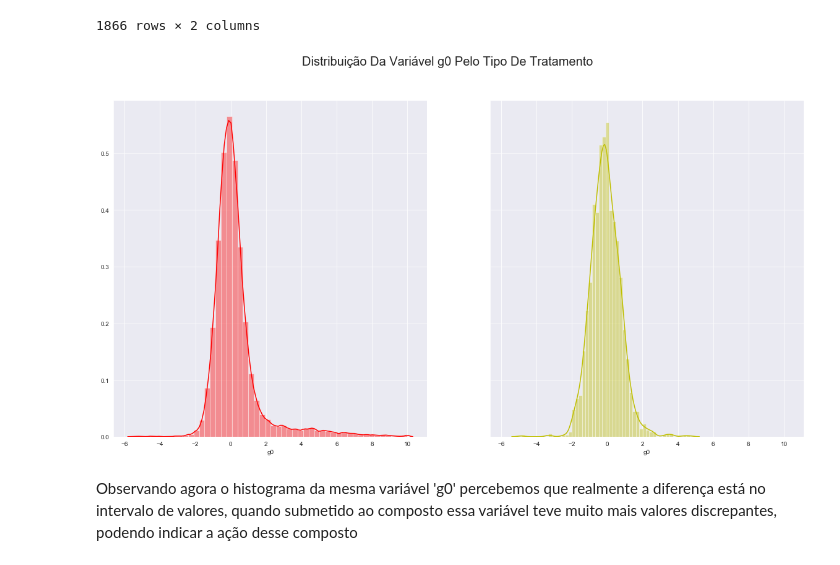
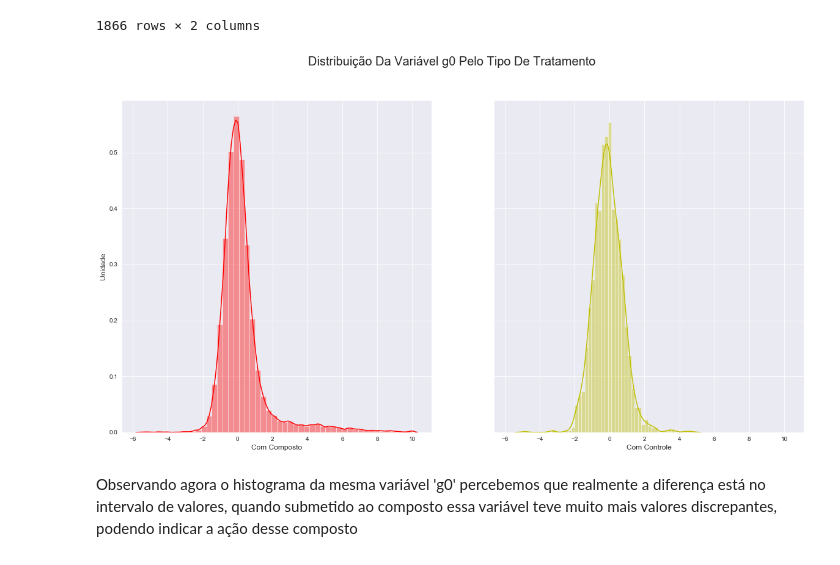
Before and after one commit to PedroHCAlmeida/imersao_dados3, a Jupyter notebook: Aula_2.ipynb, the cells around one changed output. Cells and saved outputs as stored; diff of their text form; code cells hidden in the pictures.

```diff
--- a/Aula_2.ipynb
+++ b/Aula_2.ipynb
@@ -313,19 +313,21 @@ data_legend_controle = data_legend.loc[data_legend['tratamento'] == 'Com Control
 # %%
 #Criando figura e eixos
 fig, ax = plt.subplots(1, 2,figsize=(20,10), sharex=True, sharey=True)
 
 #Criando o gráfico
 sns.distplot(data_legend_composto['g0'], ax=ax[0],color='r')
 sns.distplot(data_legend_controle['g0'], ax=ax[1], color='y')
 
 
 #Plotando as legendas e mudando o tamanho das fontes
 fig.suptitle('Distribuição Da Variável g0 Pelo Tipo De Tratamento', fontsize=20)
-
+ax[0].set_xlabel('Com Composto', fontsize=12)
+ax[1].set_xlabel('Com Controle', fontsize=12)
+ax[0].set_ylabel('Unidade', fontsize=12)
 #Mostrando o gráfico
 plt.show()
 # %% [output]
-[figure, old version]
+[figure, new version]
 # %% [markdown]
 Observando agora o histograma da mesma variável 'g0' percebemos que realmente a diferença está no intervalo  de valores, quando submetido ao composto essa variável teve muito mais valores discrepantes, podendo indicar a ação desse composto
 # %% [markdown]
```
